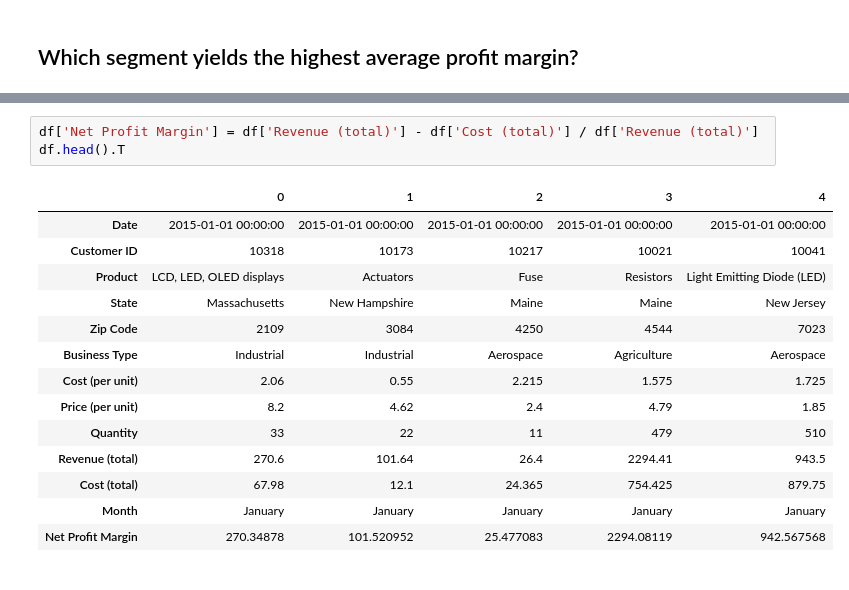
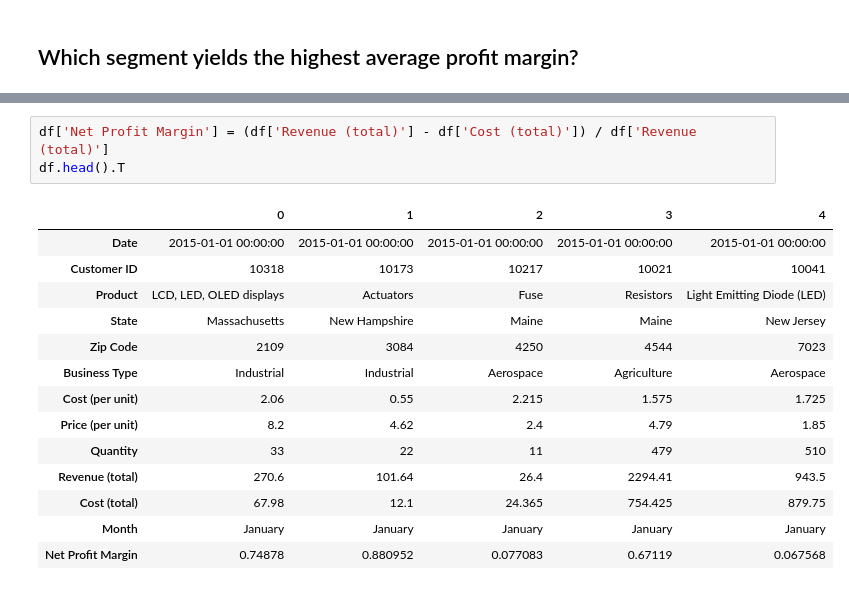
Before and after one commit to ValGRY/Data-Science-Projects, a Jupyter notebook: Techno Industries Inc/Techno Industries Inc..ipynb, the cells around one changed output, grey strips where cells are left out. Drawn from its saved outputs; the diff is of its cells as text.

```diff
--- a/Techno Industries Inc/Techno Industries Inc..ipynb
+++ b/Techno Industries Inc/Techno Industries Inc..ipynb
@@ -281,18 +281,18 @@ I am going to add calculated field 'Net Profit Margin' so I can plot average pro
 # %%
-df['Net Profit Margin'] = df['Revenue (total)'] - df['Cost (total)'] / df['Revenue (total)']
+df['Net Profit Margin'] = (df['Revenue (total)'] - df['Cost (total)']) / df['Revenue (total)']
 df.head().T
 # %% [output]
 |  | 0 | 1 | 2 | 3 | 4 |
 | Date | 2015-01-01 00:00:00 | 2015-01-01 00:00:00 | 2015-01-01 00:00:00 | 2015-01-01 00:00:00 | 2015-01-01 00:00:00 |
 | Customer ID | 10318 | 10173 | 10217 | 10021 | 10041 |
 | Product | LCD, LED, OLED displays | Actuators | Fuse | Resistors | Light Emitting Diode (LED) |
 | State | Massachusetts | New Hampshire | Maine | Maine | New Jersey |
 | Zip Code | 2109 | 3084 | 4250 | 4544 | 7023 |
 | Business Type | Industrial | Industrial | Aerospace | Agriculture | Aerospace |
 | Cost (per unit) | 2.06 | 0.55 | 2.215 | 1.575 | 1.725 |
 | Price (per unit) | 8.2 | 4.62 | 2.4 | 4.79 | 1.85 |
 | Quantity | 33 | 22 | 11 | 479 | 510 |
 | Revenue (total) | 270.6 | 101.64 | 26.4 | 2294.41 | 943.5 |
 | Cost (total) | 67.98 | 12.1 | 24.365 | 754.425 | 879.75 |
 | Month | January | January | January | January | January |
-| Net Profit Margin | 270.34878 | 101.520952 | 25.477083 | 2294.08119 | 942.567568 |
+| Net Profit Margin | 0.74878 | 0.880952 | 0.077083 | 0.67119 | 0.067568 |
```
Also changed, not shown: parts of 3 cells of this notebook.
